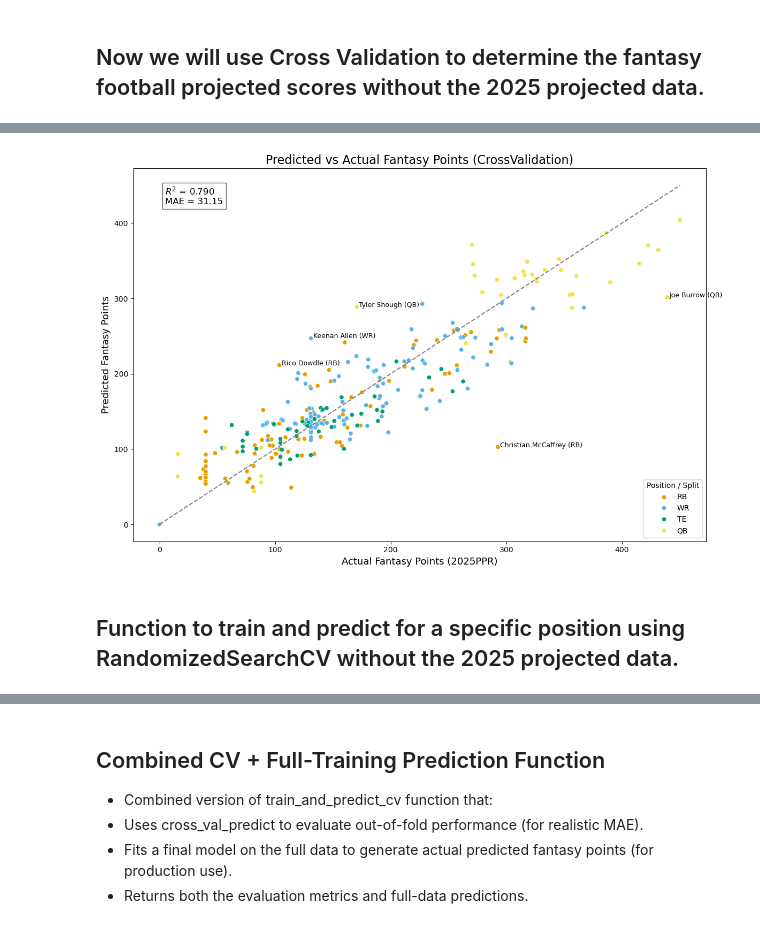
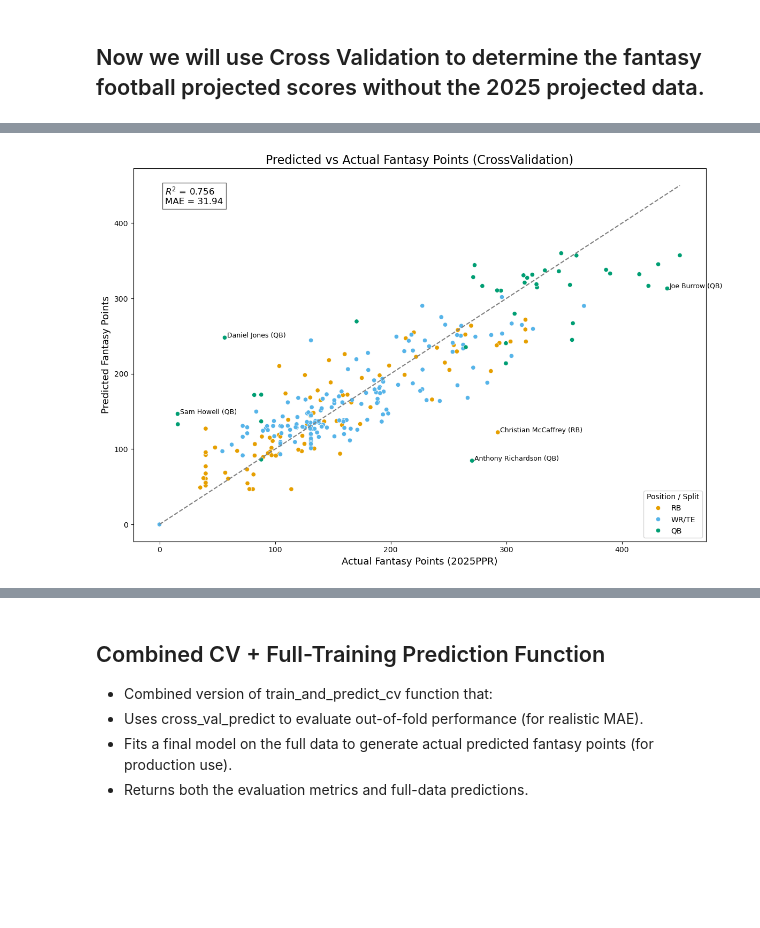
Before and after one commit to MoonData21/FantasyFootball2025Projections, a Jupyter notebook: FantasyFootball3.ipynb, the cells around one changed output, grey strips where cells are left out. Drawn from its saved outputs; the diff is of its cells as text; code cells hidden in the pictures; blank space fills up the shorter version.

```diff
--- a/FantasyFootball3.ipynb
+++ b/FantasyFootball3.ipynb
@@ -7,7 +7,7 @@ from sklearn.metrics import make_scorer, mean_absolute_error, mean_squared_error
 import matplotlib.pyplot as plt
 import seaborn as sns
 # %%
-combined_stats = pd.read_csv('Data/FantasyFootball_2025.csv')
+combined_stats = pd.read_csv('Data/2025FantasyFootballProjections.csv')
 # %%
 combined_stats.head()
 # %% [output]
@@ -279,7 +302,7 @@ plt.show()
 # %%
 # Function to train and predict for a specific position using cross-validation
 
-def train_and_predict_cv(position, features, cv=5):
+def train_and_predict_cv(position, features):
     # Filter data for the specific position
     position_data = combined_stats[combined_stats['FantPos'] == position].copy()
 
@@ -290,11 +313,20 @@ def train_and_predict_cv(position, features, cv=5):
     X = position_data[features].fillna(0)
     y = position_data['2025PPR'].fillna(0)
 
+    # Adjust number of folds based on data size
+    n_samples = len(position_data)
+    if n_samples < 50:
+        n_splits = 3
+    else:
+        n_splits = 5
+    # "The QB model used 3-fold cross-validation due to smaller sample size (~38 QBs).
+    # This means results may carry higher variance and should be interpreted cautiously."
+
     # Initialize the model
     rf = RandomForestRegressor(n_estimators=200, max_depth=20, random_state=42)
 
     # Cross-validation strategy
-    kf = KFold(n_splits=cv, shuffle=True, random_state=42)
+    kf = KFold(n_splits=n_splits, shuffle=True, random_state=42)
 
     # Get out-of-fold predictions (no leakage)
     y_pred = cross_val_predict(rf, X, y, cv=kf)
@@ -319,19 +351,21 @@ def train_and_predict_cv(position, features, cv=5):
     return position_data[['Player', 'FantPos', 'Predicted Fantasy Points', '2025PPR']]
 
 # Define feature sets for each position, including past PPR points and new features
-rb_features = ['2023RushAtt', '2023RushYds', '2023RushTD', '2023Rec', '2023RecTD', '2023FL', '2023TD', '2024RushAtt', '2024RushYds', '2024RushTD', '2024Rec', '2024RecYds', '2024RecTD', '2024FL', 'HealthGrade', '2025Age', '2024HealthGrades', '2025HealthGrades']
-wr_features = ['2023RushAtt', '2023RushYds', '2023RushTD', '2023Rec', '2023RecTD', '2023FL', '2023TD', '2024RushAtt', '2024RushYds', '2024RushTD', '2024Rec', '2024RecYds', '2024RecTD', '2024FL', 'HealthGrade', '2025Age', '2024HealthGrades', '2025HealthGrades']
-te_features = ['2023Rec', '2023RecTD', '2023FL', '2023TD', '2024Rec', '2024RecYds', '2024RecTD', '2024FL', 'HealthGrade', '2025Age', '2024HealthGrades', '2025HealthGrades']
-qb_features = ['2023PassYds', '2023PassTD', '2023RushYds', '2023RushTD', '2023FL', '2023TD', '2024RushYds', '2024RushTD', '2024FL', '2024PassYds', '2024PassTD', 'HealthGrade', '2025Age', '2024HealthGrades', '2025HealthGrades']
+rb_features = ['2023RushAtt', '2023RushYds', '2023RushTD', '2023Rec', '2023RecTD', '2023FL', '2023TD', '2024RushAtt', '2024RushYds',
+               '2024RushTD', '2024Rec', '2024RecYds', '2024RecTD', '2024FL', 'HealthGrade', '2025Age', 'AdjustedRisk', 'ProjectedRole']
+wrte_features = ['2023RushAtt', '2023RushYds', '2023RushTD', '2023Rec', '2023RecTD', '2023FL', '2023TD', '2024RushAtt', '2024RushYds', '2024RushTD', '2024Rec', '2024RecYds',
+                 '2024RecTD', '2024FL', 'HealthGrade', '2025Age', 'AdjustedRisk', 'ProjectedRole']
+# te_features = ['2023Rec', '2023RecTD', '2023FL', '2023TD', '2024Rec', '2024RecYds', '2024RecTD', '2024FL', 'HealthGrade', '2025Age', '2024HealthGrades', '2025HealthGrades']
+qb_features = ['2023PassYds', '2023PassTD', '2023RushYds', '2023RushTD', '2023FL', '2023TD', '2024RushYds', '2024RushTD', '2024FL', '2024PassYds', '2024PassTD', 'HealthGrade', '2025Age', 'AdjustedRisk', 'ProjectedRole']
 
 # Train and predict for each position, excluding QBs
 rb_predictions = train_and_predict_cv('RB', rb_features)
-wr_predictions = train_and_predict_cv('WR', wr_features)
-te_predictions = train_and_predict_cv('TE', te_features)
+wrte_predictions = train_and_predict_cv('WR/TE', wr_features)
+# te_predictions = train_and_predict_cv('TE', te_features)
 qb_predictions = train_and_predict_cv('QB', qb_features)
 
 # Combine all predictions
-all_predictions = pd.concat([rb_predictions, wr_predictions, te_predictions, qb_predictions]).round(2)
+all_predictions = pd.concat([rb_predictions, wrte_predictions, qb_predictions]).round(2)
 
 override_dict = {
     'Tank Dell': {'points': 0, 'note': 'Out for season'},
@@ -399,9 +432,9 @@ top_outliers = all_predictions.nlargest(5, 'Residual')
 # Colorblind-friendly palette (Color Universal Design)
 color_palette = {
     'RB': '#E69F00',  # orange
-    'WR': '#56B4E9',  # blue
-    'TE': '#009E73',  # green
-    'QB': '#F0E442'   # yellow
+    'WR/TE': '#56B4E9',  # blue
+    'TE': '#F0E442',  # yellow
+    'QB': '#009E73',  # green
 }
 
 # Plotting
@@ -413,33 +446,31 @@ sns.scatterplot(
     y='Predicted Fantasy Points',
     hue='FantPos',
     palette=color_palette
 )
 
 # Diagonal line for reference (perfect prediction)
 min_val = min(all_predictions['2025PPR'].min(), all_predictions['Predicted Fantasy Points'].min())
 max_val = max(all_predictions['2025PPR'].max(), all_predictions['Predicted Fantasy Points'].max())
 plt.plot([min_val, max_val], [min_val, max_val], ls="--", color='gray')
 
 # Annotate top residual outliers
 for _, row in top_outliers.iterrows():
     plt.text(row['2025PPR'] + 2, row['Predicted Fantasy Points'],
              f"{row['Player']} ({row['FantPos']})", fontsize=9, color='black')
 
 # Labels and title
 plt.title('Predicted vs Actual Fantasy Points (CrossValidation)', fontsize=16)
 plt.xlabel('Actual Fantasy Points (2025PPR)', fontsize=13)
 plt.ylabel('Predicted Fantasy Points', fontsize=13)
 
 # Display R² and MAE on the plot
 plt.text(min_val + 5, max_val - 25,
          f"$R^2$ = {r2:.3f}\nMAE = {mae:.2f}",
          fontsize=12, bbox=dict(facecolor='white', alpha=0.6))
 
 # Legend and layout
 plt.legend(title='Position / Split', loc='lower right')
 plt.tight_layout()
 plt.show()
 # %% [output]
-[figure, old version]
+[figure, new version]
-# %% [markdown]
-## Function to train and predict for a specific position using RandomizedSearchCV without the 2025 projected data.
```
Also changed, not shown: parts of 19 cells of this notebook.
